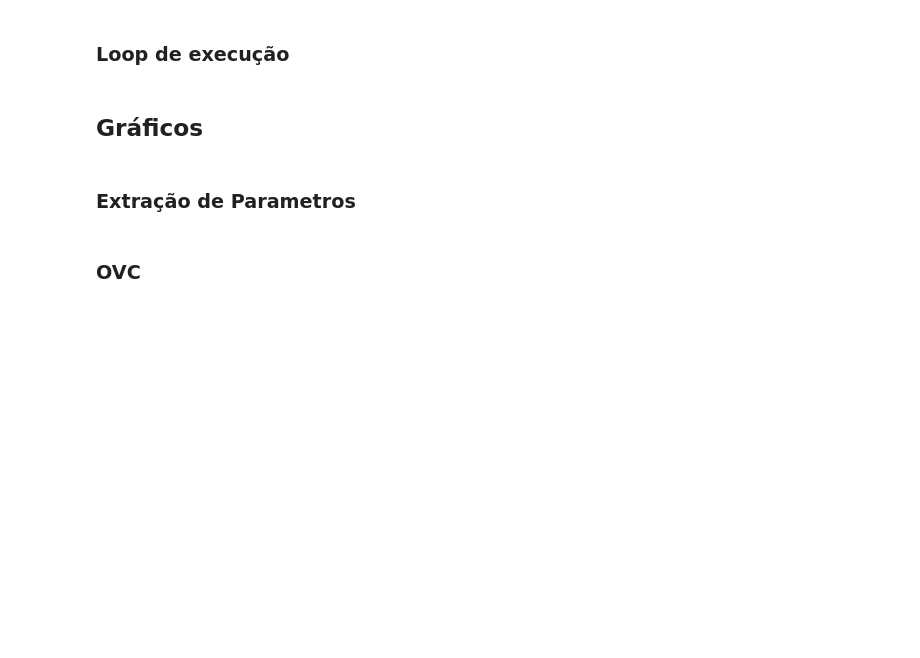
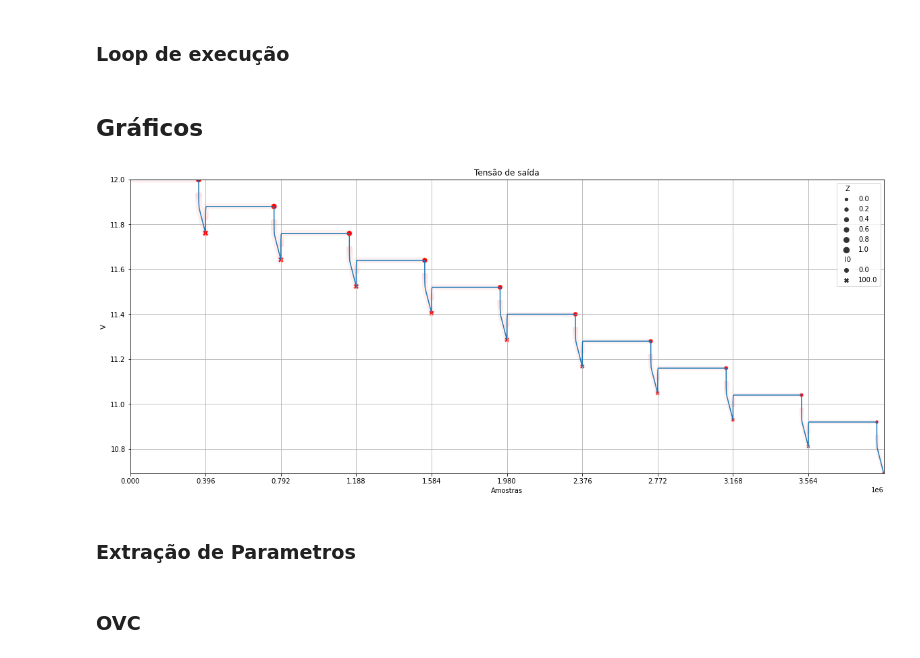
Before and after one commit to CaioMizerkowski/controle_avancado, a Jupyter notebook: TE979/modelo.ipynb, the cells around one changed output. Drawn from its saved outputs; the diff is of its cells as text; code cells hidden in the pictures; blank space fills up the shorter version.

```diff
--- a/TE979/modelo.ipynb
+++ b/TE979/modelo.ipynb
@@ -92,16 +92,18 @@ df['dI'] = df['I0'].diff()
 # %%
 plt.figure(figsize=(20, 8))
 sns.lineplot(data=df.to_pandas(), x='t', y='V')
 sns.scatterplot(data=df.to_pandas(), x='t', y='V', style='I0', size='Z', color='red')
 plt.ylabel('V')
 plt.xlabel('Amostras')
 plt.title('Tensão de saída')
 plt.ylim([min(V), max(V)])
 plt.xlim([0, len(V)])
-plt.xticks(np.arange(0, len(V), 1200))
+plt.xticks(np.arange(0, len(V), pausa+descarga))
 plt.grid()
 plt.show()
 plt.close()
+# %% [output]
+[figure, added]
 # %% [markdown]
 ### Extração de Parametros
 # %% [markdown]
```
Also changed, not shown: parts of 12 cells of this notebook.
